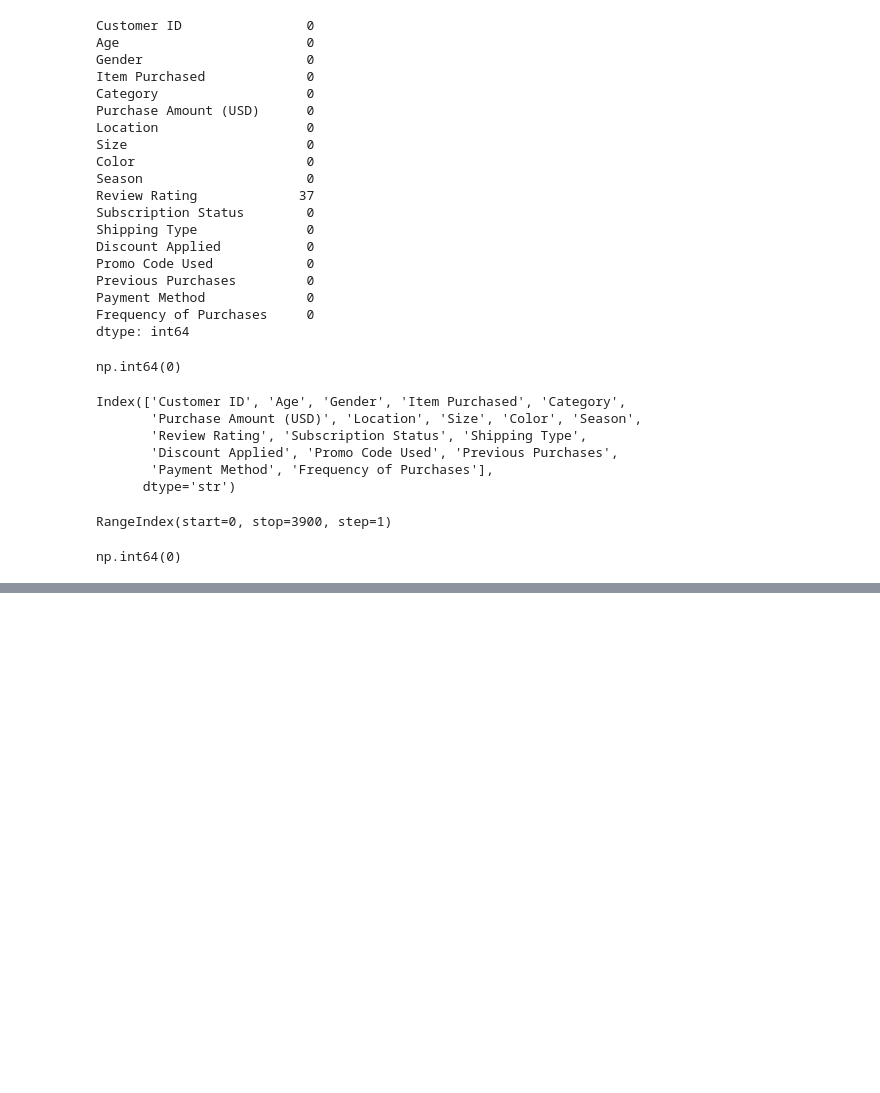
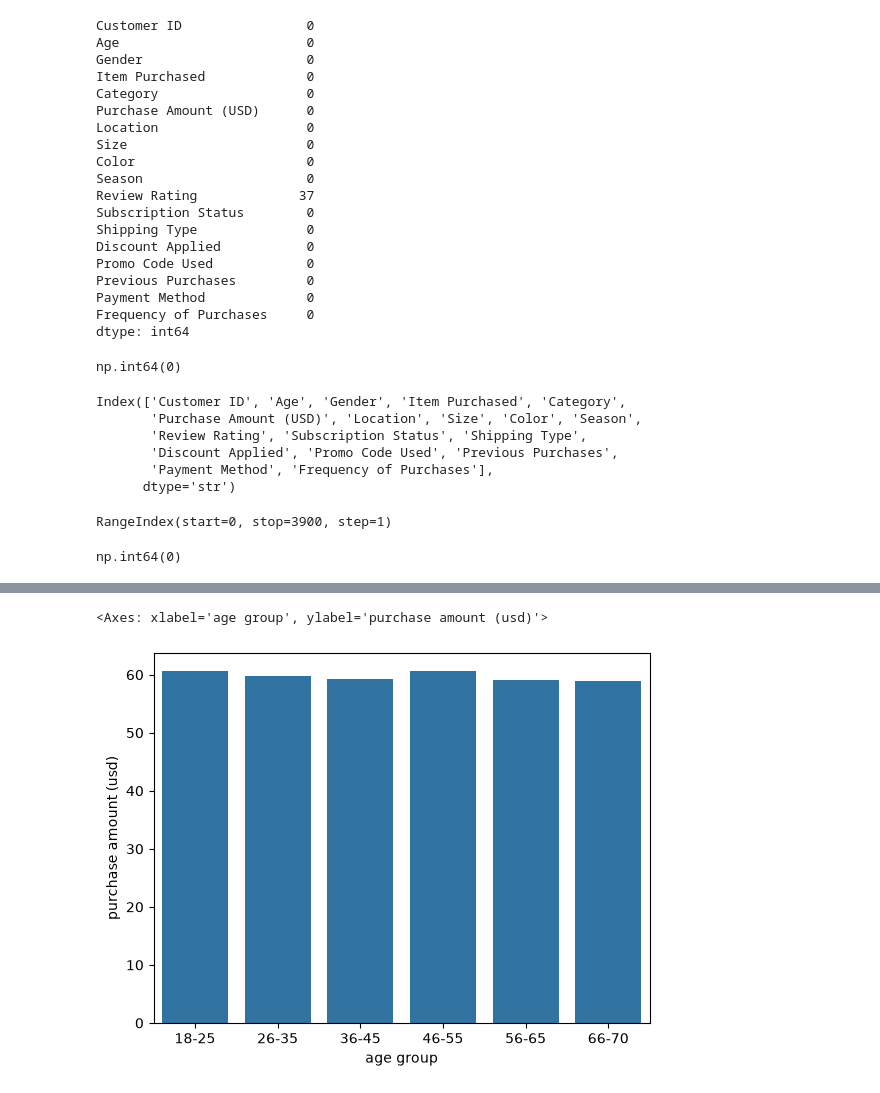
Before and after one commit to sanadwork240-sudo/customer-sales-analysis, a Jupyter notebook: data_analytics.ipynb, the cells around one changed output, grey strips where cells are left out. Drawn from its saved outputs; the diff is of its cells as text; code cells hidden in the pictures; blank space fills up the shorter version.

```diff
--- a/data_analytics.ipynb
+++ b/data_analytics.ipynb
@@ -97,0 +202,2 @@ np.int64(0)
+# %%
+df.columns = df.columns.str.lower().str.strip()
@@ -97,0 +213,8 @@ np.int64(0)
+# %%
+avg_purchase = (
+    df.groupby('age group')['purchase amount (usd)']
+      .mean()
+      .reset_index()
+)
+
+avg_purchase
@@ -97,0 +229,9 @@ np.int64(0)
+# %%
+sns.barplot(
+    x='age group',
+    y='purchase amount (usd)',
+    data=avg_purchase
+)
+# %% [output]
+<Axes: xlabel='age group', ylabel='purchase amount (usd)'>
+[figure, added]
```
Also changed, not shown: parts of 13 cells of this notebook, 2 other files.
